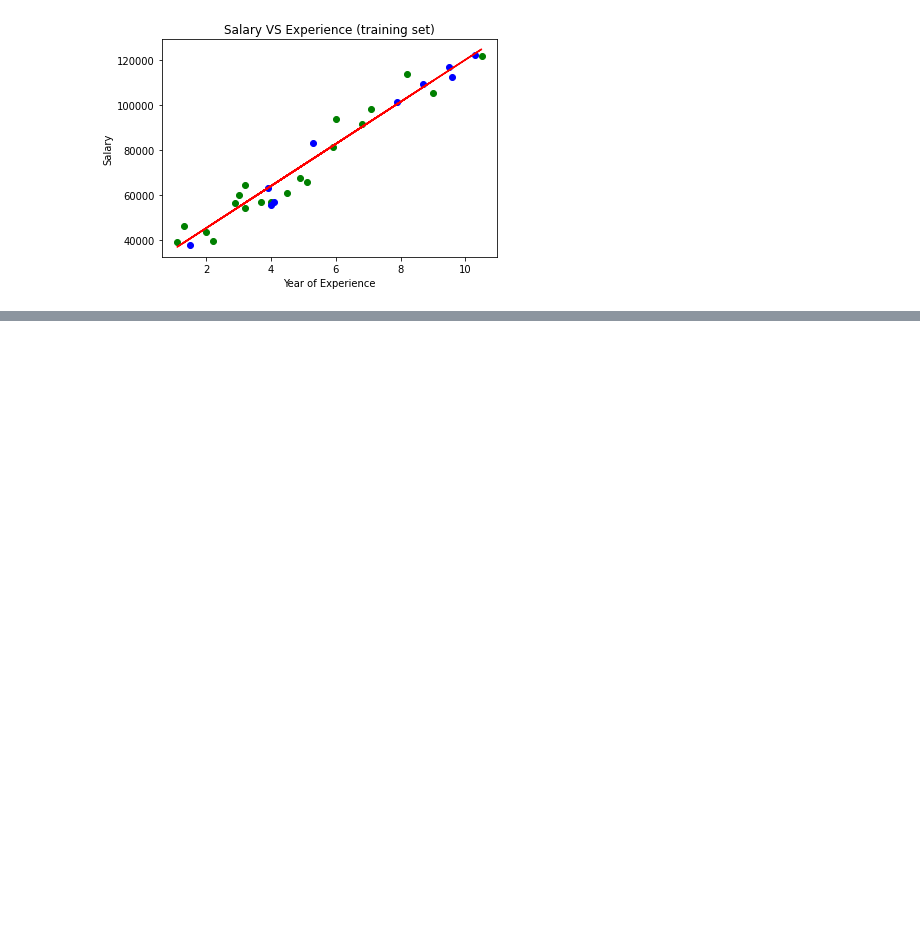
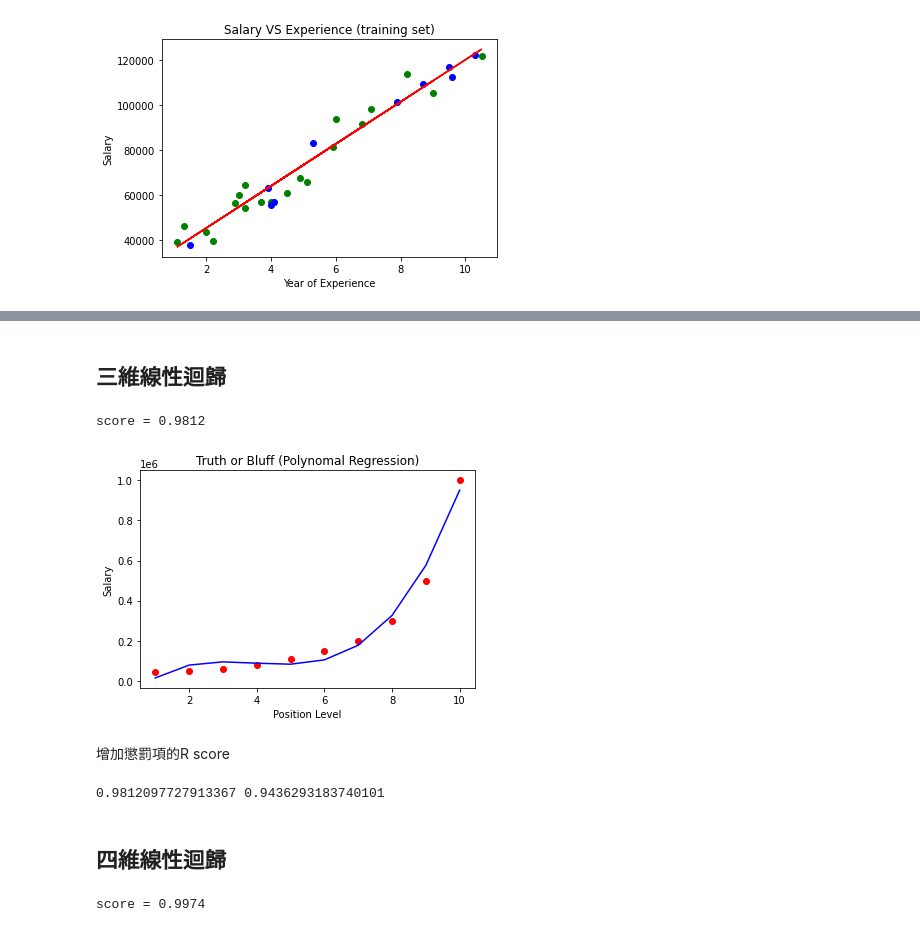
Before and after one commit to hank199599/Machine-Learning-for-Practical-Optical-Design-data, a Jupyter notebook: Regresstion.ipynb, the cells around one changed output, grey strips where cells are left out. Drawn from its saved outputs; the diff is of its cells as text; code cells hidden in the pictures; blank space fills up the shorter version.

```diff
--- a/Regresstion.ipynb
+++ b/Regresstion.ipynb
@@ -45,0 +126,42 @@ plt.show()
+# %% [markdown]
+## 三維線性迴歸
+# %%
+from sklearn.preprocessing import PolynomialFeatures
+poly_reg_3 = PolynomialFeatures(degree = 3)
+X_poly_3 = poly_reg_3.fit_transform(X)
+lin_reg_3 = LinearRegression()
+lin_reg_3.fit(X_poly_3, y)
+
+print('score = %.4f' %lin_reg_3.score(X_poly_3, y))
+# %% [output]
+score = 0.9812
+# %%
+# Visualising the Polynomial Regression Results
+plt.scatter(X, y, color = 'red')
+plt.plot(X, lin_reg_3.predict(X_poly_3), color = 'blue')
+plt.title('Truth or Bluff (Polynomal Regression)')
+plt.xlabel('Position Level')
+plt.ylabel('Salary')
+plt.show()
+# %% [output]
+[figure, added]
+# %% [markdown]
+增加懲罰項的R score
+# %%
+R2 = lin_reg_3.score(X_poly_3, y)
+AR2 = 1 - (1 - R2) * (len(y) - 1) / (len(y) - X_poly_3.shape[1] - 3)
+print(R2, AR2)
+# %% [output]
+0.9812097727913367 0.9436293183740101
+# %% [markdown]
+## 四維線性迴歸
+# %%
+from sklearn.preprocessing import PolynomialFeatures
+poly_reg_4 = PolynomialFeatures(degree = 4)
+X_poly_4 = poly_reg_4.fit_transform(X)
+lin_reg_4 = LinearRegression()
+lin_reg_4.fit(X_poly_4, y)
+
+print('score = %.4f' %lin_reg_4.score(X_poly_4, y))
+# %% [output]
+score = 0.9974
```
Also changed, not shown: parts of 19 cells of this notebook.
